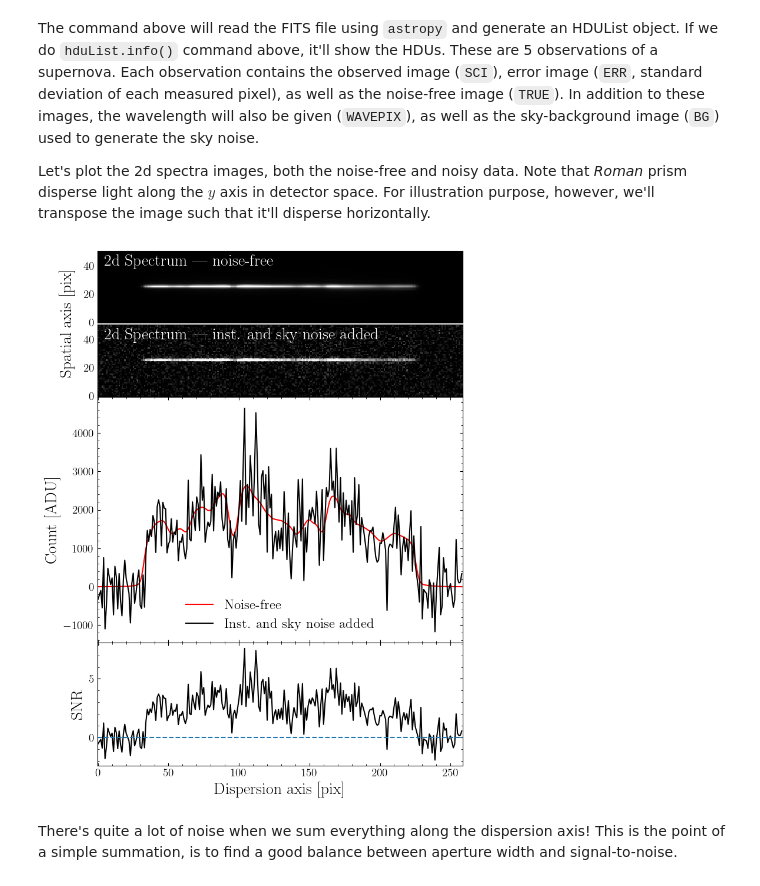
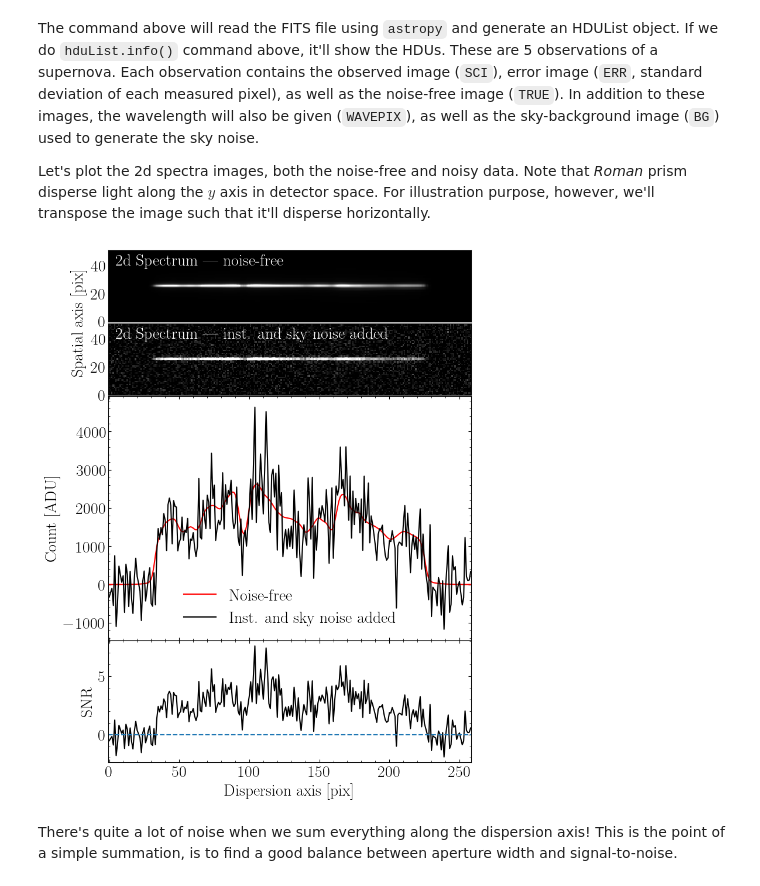
Before and after one commit to sangeetak20/RomanSpectraDataChallenge, a Jupyter notebook: DataChallenge2/prism_demo/prism_1d_spectral_extraction_using_simple_summation_and_optimum_spectral_extraction.ipynb, the cells around one changed output. Drawn from its saved outputs; the diff is of its cells as text; code cells hidden in the pictures.

```diff
--- a/DataChallenge2/prism_demo/prism_1d_spectral_extraction_using_simple_summation_and_optimum_spectral_extraction.ipynb
+++ b/DataChallenge2/prism_demo/prism_1d_spectral_extraction_using_simple_summation_and_optimum_spectral_extraction.ipynb
@@ -19,24 +17,21 @@ Before we begin, in order for this notebook to run properly, it is recommended t
 # %%
 from astropy.io import fits
-from astropy import modeling
-from astropy import units as u
-from ilia import constants
-from ilia.instrument.disperser import RomanPrism
-from ilia.instrument.throughput import RomanEffectiveArea
-from ilia.tools import plotting
-from matplotlib.gridspec import GridSpec
-from matplotlib import pyplot as plt
-from matplotlib import ticker
+from astropy import modeling, units as u
+from matplotlib import gridspec, pyplot as plt, ticker
 import numpy as np
 import pandas as pd
-from scipy import constants as sciconstants
-from scipy import integrate, interpolate
-import sncosmo
-from specutils import Spectrum1D
-from specutils.manipulation import FluxConservingResampler
+from scipy import constants as sciconstants, integrate, interpolate
 import synphot as syn
 
 ## Golden ratio
 GOLDEN_RATIO = sciconstants.golden_ratio
 
-LAMBDA_GRID = constants.LAMBDA_GRID
+## Roman pixel scale
+ROMAN_PIXEL_SCALE = 0.11 * u.arcsec / u.pix
+
+## Some plotting settings
+plt.rc('font', family='serif')
+plt.rc('text', usetex=True) ## Comment this line if you don't have TeX installed
+plt.rc('font', size=20)     ## Reduce this number if you don't like big text
+plt.rc('xtick', direction='in', top=True, bottom=True)
+plt.rc('ytick', direction='in', left=True, right=True)
@@ -81,8 +74,6 @@ dY, dMY = 20, 5
 
 CI   = 99.0
 P_HI = 0.5*(100.0 + CI)
-
-plotting.def_plot_values_extra_large()
 
 fig, axes = plt.subplots(nRows, nCols, sharex=True, sharey=False, height_ratios=[0.3, 0.3, 1, 0.5], figsize=(xSize, ySize))
 
@@ -129,34 +120,34 @@ for k in range(2):
 dY, dMY = 1000, 200
 
 axes[2].plot(spec1d_noiseFree, color='r', label='Noise-free')
 axes[2].plot(spec1d_noisy, color='k', label='Inst. and sky noise added')
 
 axes[2].legend(frameon=False, loc='best')
 
 axes[2].yaxis.set_major_locator(ticker.MultipleLocator(dY))
 axes[2].yaxis.set_minor_locator(ticker.MultipleLocator(dMY))
 
 axes[2].set_ylabel(r'Count [ADU]')
 
 axes[3].plot(snr1d, color='k')
 
 axes[3].axhline(linestyle='--')
 
 axes[3].set_xlabel(r'Dispersion axis [pix]')
 
 dY, dMY = 5, 1
 ## axes[3].set_ylim(-3, 7.5)
 axes[3].yaxis.set_major_locator(ticker.MultipleLocator(dY))
 axes[3].yaxis.set_minor_locator(ticker.MultipleLocator(dMY))
 
 axes[3].set_ylabel(r'SNR')
 
 plt.subplots_adjust(wspace=wspace, hspace=hspace)
 
 ## Make common label for the first two plots
 axes[0].text(-0.06, 0.0, r'Spatial axis [pix]', rotation='vertical', ha='right', va='center', transform=axes[0].transAxes);
 # %% [output]
-[figure, old version]
+[figure, new version]
 # %% [markdown]
 There's quite a lot of noise when we sum everything along the dispersion axis! This is the point of a simple summation, is to find a good balance between aperture width and signal-to-noise.
 # %% [markdown]
```
Also changed, not shown: parts of 36 cells of this notebook, 2 other files.
